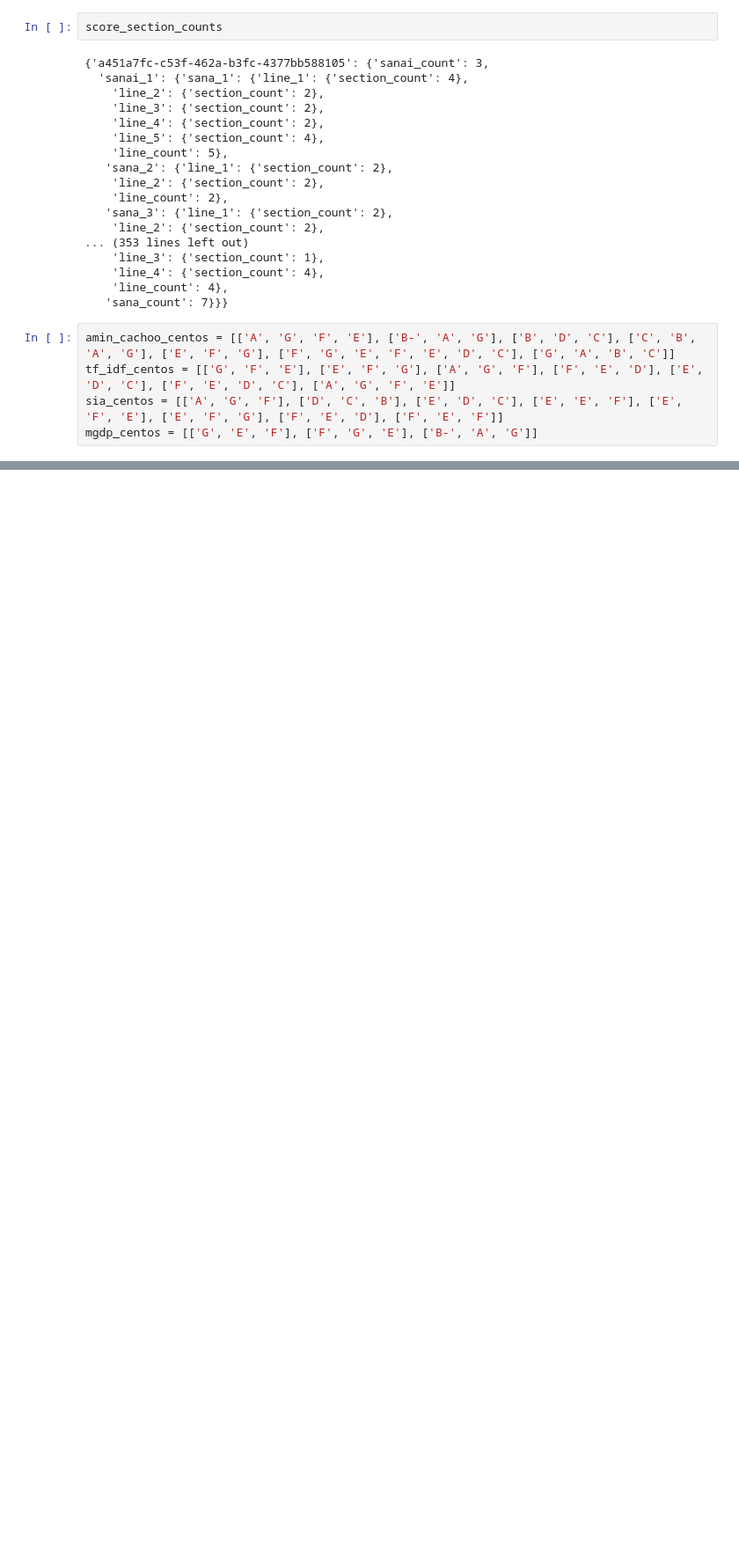
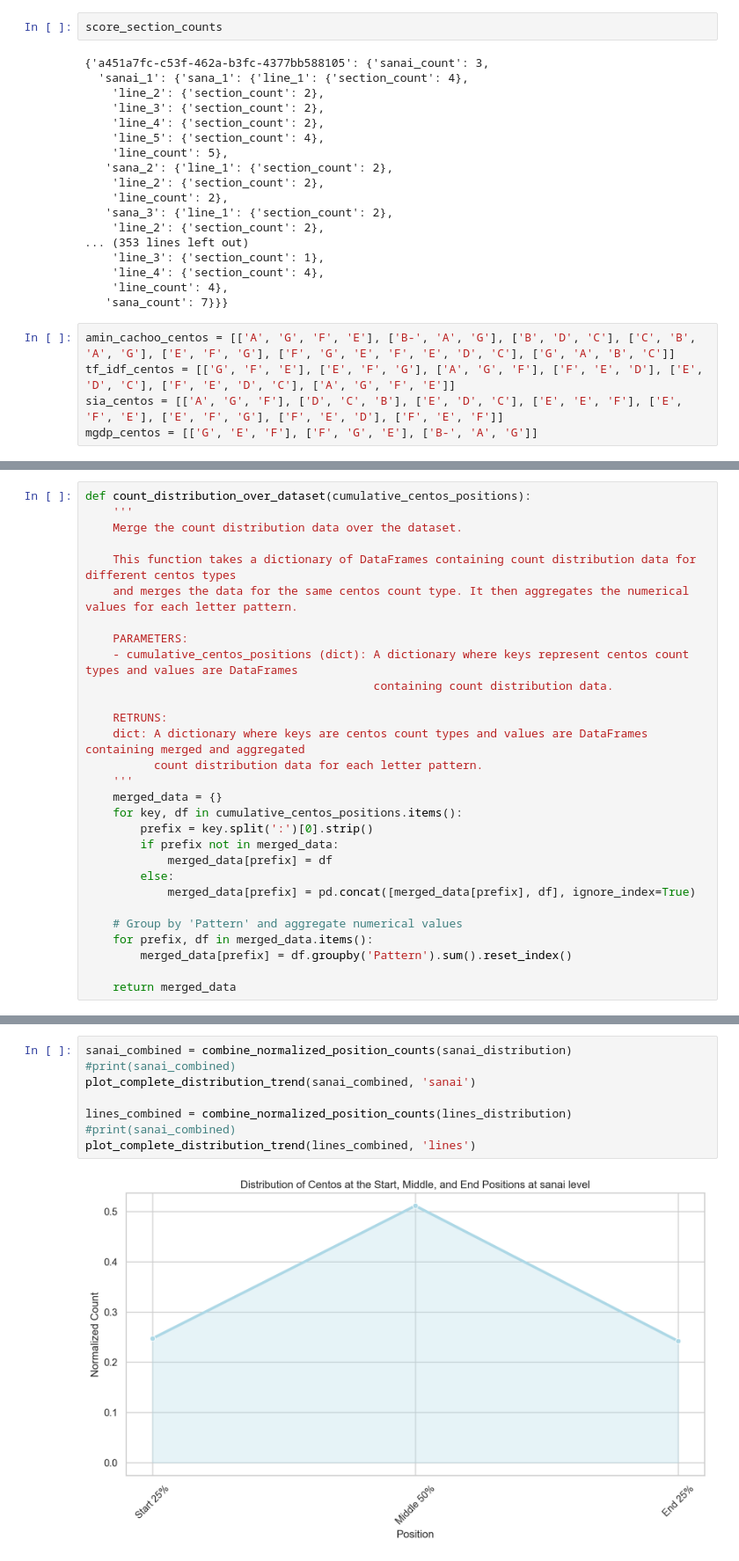
Before and after one commit to isabelleoktay/ethnomusicology_project, a Jupyter notebook: main.ipynb, the cells around one changed output, grey strips where cells are left out. Shown at 88% size. Cells and saved outputs as stored; diff of their text form; blank space fills up the shorter version.

```diff
--- a/main.ipynb
+++ b/main.ipynb
@@ -326,0 +536,29 @@ total_count, first_quarter_count, last_quarter_count
+# %%
+def count_distribution_over_dataset(cumulative_centos_positions):
+    '''
+    Merge the count distribution data over the dataset.
+
+    This function takes a dictionary of DataFrames containing count distribution data for different centos types
+    and merges the data for the same centos count type. It then aggregates the numerical values for each letter pattern.
+
+    PARAMETERS:
+    - cumulative_centos_positions (dict): A dictionary where keys represent centos count types and values are DataFrames
+                                          containing count distribution data.
+
+    RETRUNS:
+    dict: A dictionary where keys are centos count types and values are DataFrames containing merged and aggregated
+          count distribution data for each letter pattern.
+    '''
+    merged_data = {}
+    for key, df in cumulative_centos_positions.items():
+        prefix = key.split(':')[0].strip()
+        if prefix not in merged_data:
+            merged_data[prefix] = df
+        else:
+            merged_data[prefix] = pd.concat([merged_data[prefix], df], ignore_index=True)
+
+    # Group by 'Pattern' and aggregate numerical values
+    for prefix, df in merged_data.items():
+        merged_data[prefix] = df.groupby('Pattern').sum().reset_index()
+
+    return merged_data
@@ -326,0 +850,10 @@ total_count, first_quarter_count, last_quarter_count
+# %%
+sanai_combined = combine_normalized_position_counts(sanai_distribution)
+#print(sanai_combined)
+plot_complete_distribution_trend(sanai_combined, 'sanai')
+
+lines_combined = combine_normalized_position_counts(lines_distribution)
+#print(sanai_combined)
+plot_complete_distribution_trend(lines_combined, 'lines')
+# %% [output]
+[figure, added]
```
Also changed, not shown: parts of 30 cells of this notebook, 1 other file.
